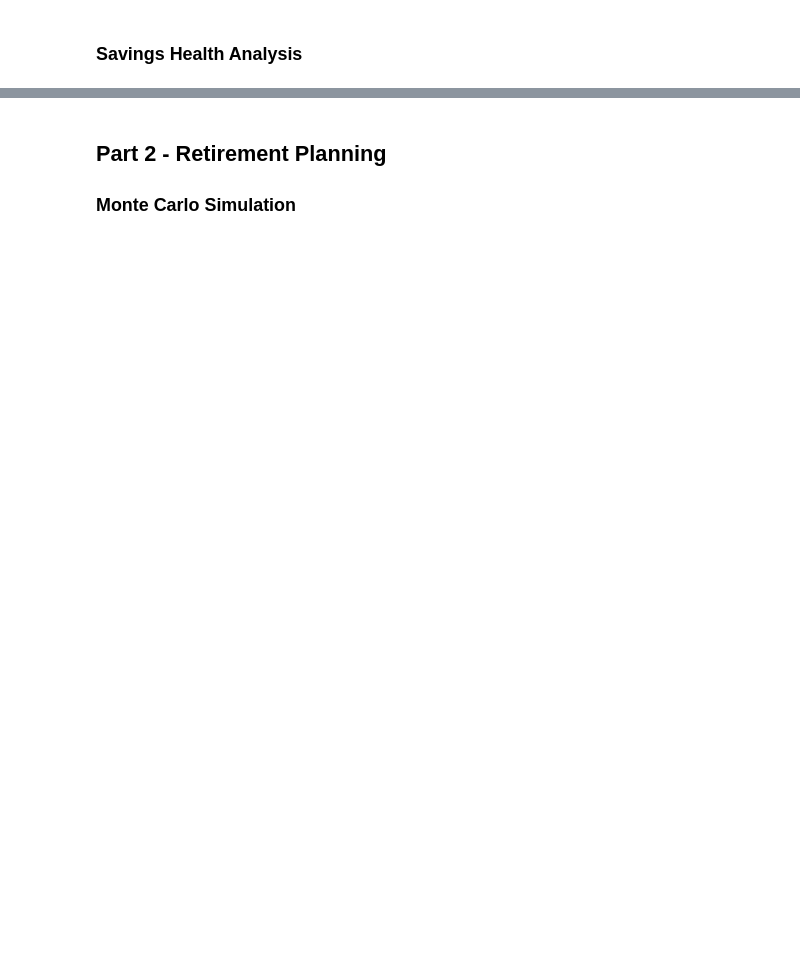
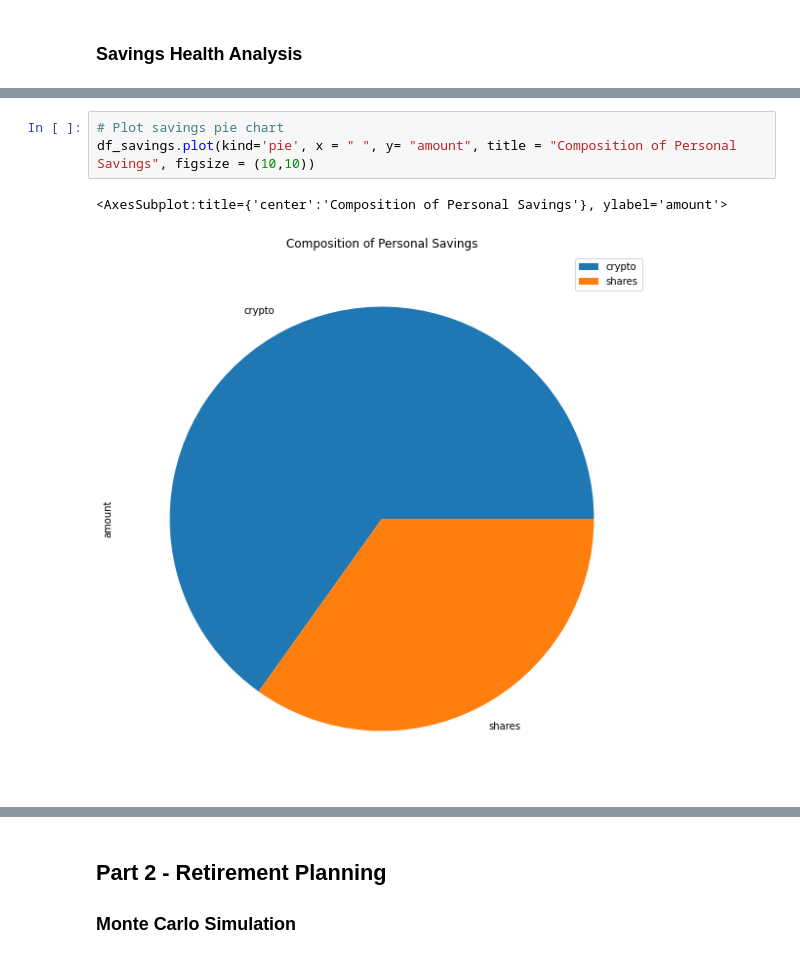
Before and after one commit to kkandial/MiamiHW, a Jupyter notebook: Homework5/financial-planner.ipynb, the cells around one changed output, grey strips where cells are left out. Cells and saved outputs as stored; diff of their text form; blank space fills up the shorter version.

```diff
--- a/Homework5/financial-planner.ipynb
+++ b/Homework5/financial-planner.ipynb
@@ -133,3 +153,9 @@ display(df_savings)
+# %%
+# Plot savings pie chart
+df_savings.plot(kind='pie', x = " ", y= "amount", title = "Composition of Personal Savings", figsize = (10,10))
+# %% [output]
+<AxesSubplot:title={'center':'Composition of Personal Savings'}, ylabel='amount'>
+[figure, added]
 # %%
 # Set ideal emergency fund
 emergency_fund = monthly_income * 3
```
Also changed, not shown: parts of 23 cells of this notebook.
